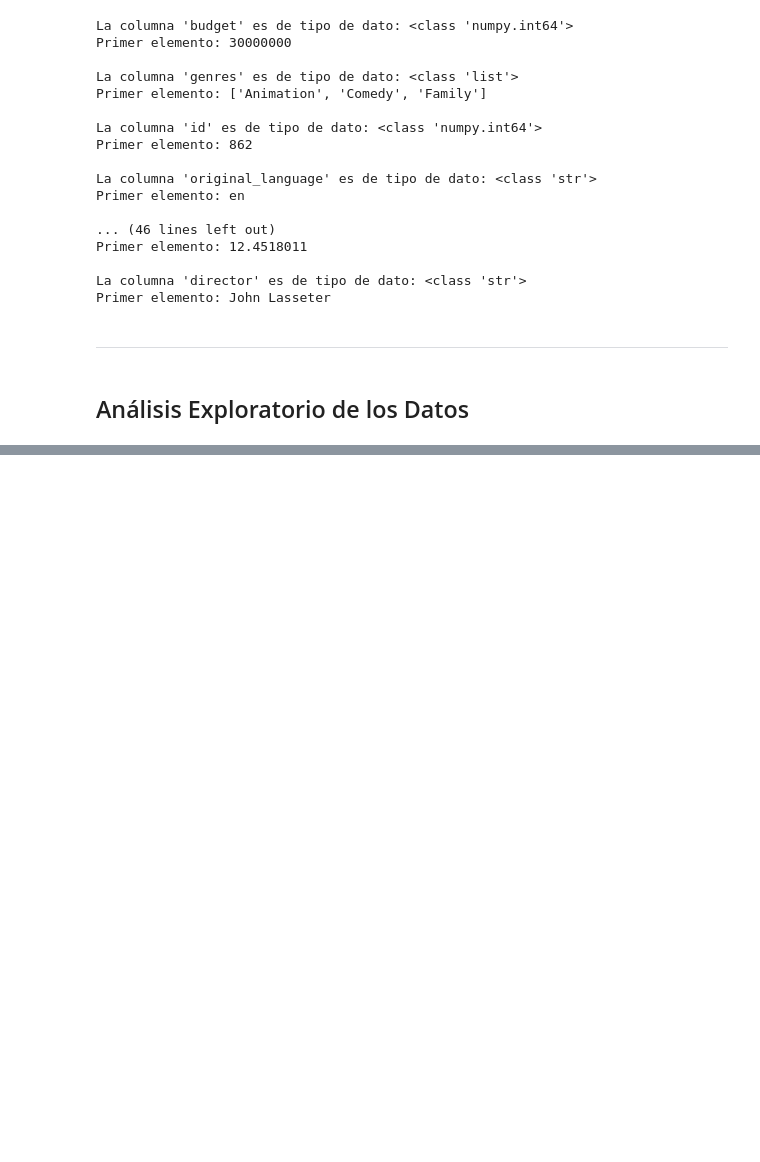
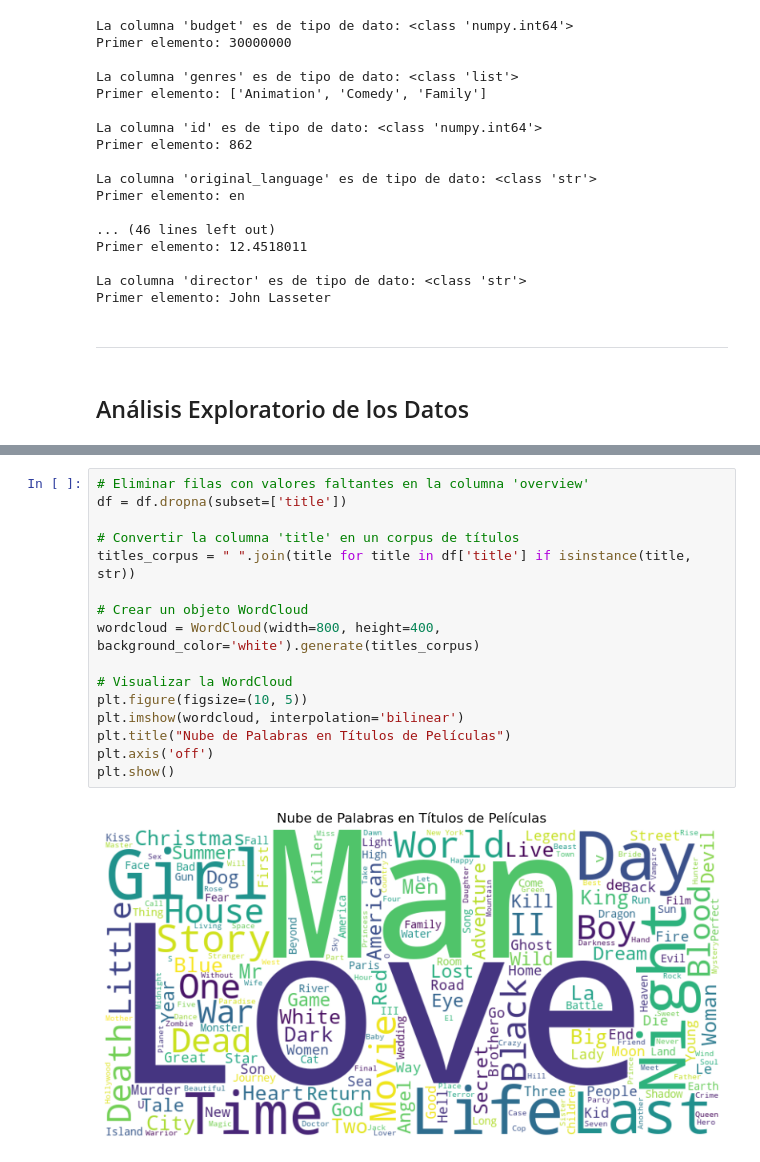
Before and after one commit to gdelrio0410/PI_1_Recomendaciones_de_peliculas_ML_OPS, a Jupyter notebook: EDA.ipynb, the cells around one changed output, grey strips where cells are left out. Saved outputs shown, nothing was run; the diff lists cells and outputs as text; blank space fills up the shorter version.

```diff
--- a/EDA.ipynb
+++ b/EDA.ipynb
@@ -60,0 +145,18 @@ Primer elemento: John Lasseter
+# %%
+# Eliminar filas con valores faltantes en la columna 'overview'
+df = df.dropna(subset=['title'])
+
+# Convertir la columna 'title' en un corpus de títulos
+titles_corpus = " ".join(title for title in df['title'] if isinstance(title, str))
+
+# Crear un objeto WordCloud
+wordcloud = WordCloud(width=800, height=400, background_color='white').generate(titles_corpus)
+
+# Visualizar la WordCloud
+plt.figure(figsize=(10, 5))
+plt.imshow(wordcloud, interpolation='bilinear')
+plt.title("Nube de Palabras en Títulos de Películas")
+plt.axis('off')
+plt.show()
+# %% [output]
+[figure, added]
```
Also changed, not shown: parts of 7 cells of this notebook, 1 other file.
